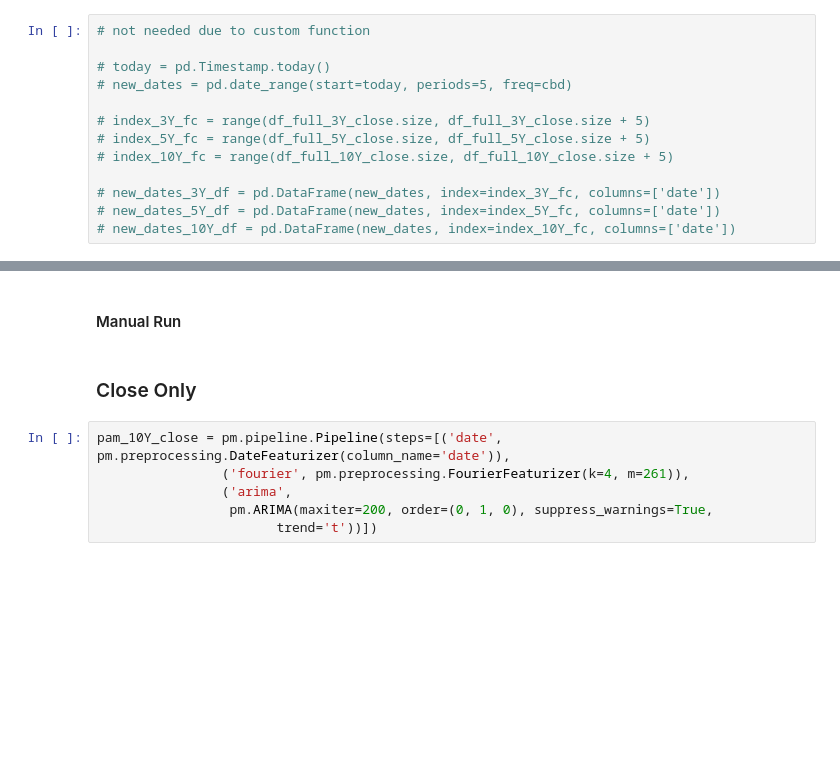
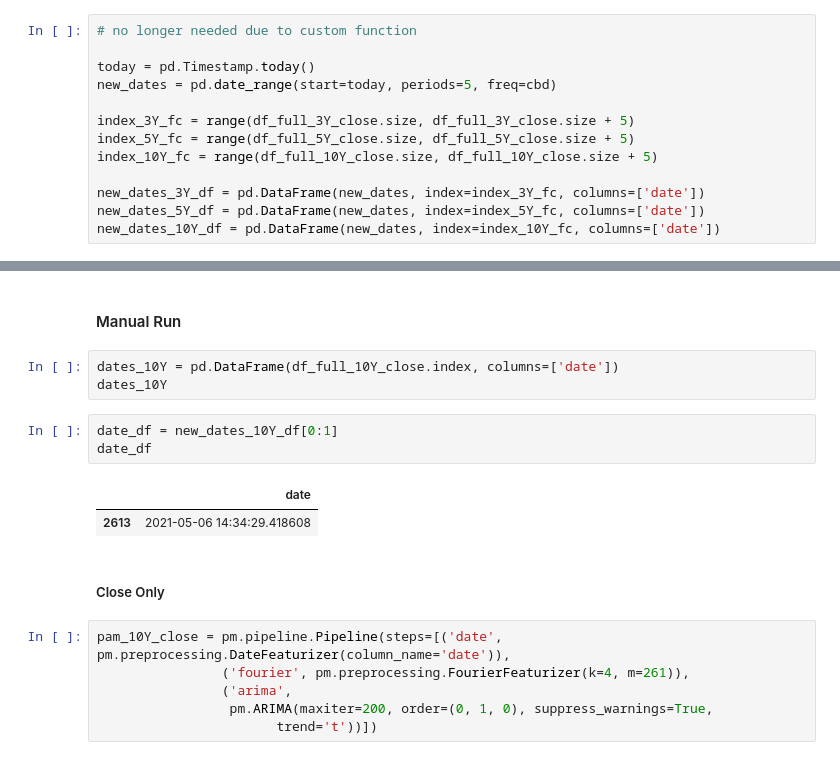
Before and after one commit to eggrollofchaos/i_spy_etf_price_predictions, a Jupyter notebook: crisp_dm_process/spy_yf_eda.ipynb, the cells around one changed output, grey strips where cells are left out. Drawn from its saved outputs; the diff is of its cells as text; blank space fills up the shorter version.

```diff
--- a/crisp_dm_process/spy_yf_eda.ipynb
+++ b/crisp_dm_process/spy_yf_eda.ipynb
@@ -246,18 +246,18 @@ vol_10Y_df = pd.DataFrame(df_full_10Y_vol).reset_index()
 # %% [markdown]
 ### Create Future Dates
 # %%
-# not needed due to custom function
+# no longer needed due to custom function
 
-# today = pd.Timestamp.today()
-# new_dates = pd.date_range(start=today, periods=5, freq=cbd)
+today = pd.Timestamp.today()
+new_dates = pd.date_range(start=today, periods=5, freq=cbd)
 
-# index_3Y_fc = range(df_full_3Y_close.size, df_full_3Y_close.size + 5)
-# index_5Y_fc = range(df_full_5Y_close.size, df_full_5Y_close.size + 5)
-# index_10Y_fc = range(df_full_10Y_close.size, df_full_10Y_close.size + 5)
+index_3Y_fc = range(df_full_3Y_close.size, df_full_3Y_close.size + 5)
+index_5Y_fc = range(df_full_5Y_close.size, df_full_5Y_close.size + 5)
+index_10Y_fc = range(df_full_10Y_close.size, df_full_10Y_close.size + 5)
 
-# new_dates_3Y_df = pd.DataFrame(new_dates, index=index_3Y_fc, columns=['date'])
-# new_dates_5Y_df = pd.DataFrame(new_dates, index=index_5Y_fc, columns=['date'])
-# new_dates_10Y_df = pd.DataFrame(new_dates, index=index_10Y_fc, columns=['date'])
+new_dates_3Y_df = pd.DataFrame(new_dates, index=index_3Y_fc, columns=['date'])
+new_dates_5Y_df = pd.DataFrame(new_dates, index=index_5Y_fc, columns=['date'])
+new_dates_10Y_df = pd.DataFrame(new_dates, index=index_10Y_fc, columns=['date'])
 # %% [markdown]
 ## Plot PACF
 # %%
@@ -693,8 +693,17 @@ Pmdarima_Model.py loaded.
 AIC, RMSE, SMAPE = pam_10Y_close.run_stepwise_CV(pam_10Y_close.GS_best_mod_pipe, dynamic=False, verbose=1, visualize=True)
 # %% [markdown]
 #### Manual Run
+# %%
+dates_10Y = pd.DataFrame(df_full_10Y_close.index, columns=['date'])
+dates_10Y
+# %%
+date_df = new_dates_10Y_df[0:1]
+date_df
+# %% [output]
+|  | date |
+| 2613 | 2021-05-06 14:34:29.418608 |
 # %% [markdown]
-### Close Only
+##### Close Only
 # %%
 pam_10Y_close = pm.pipeline.Pipeline(steps=[('date', pm.preprocessing.DateFeaturizer(column_name='date')),
                 ('fourier', pm.preprocessing.FourierFeaturizer(k=4, m=261)),
```
Also changed, not shown: parts of 31 cells of this notebook, 8 other files.
